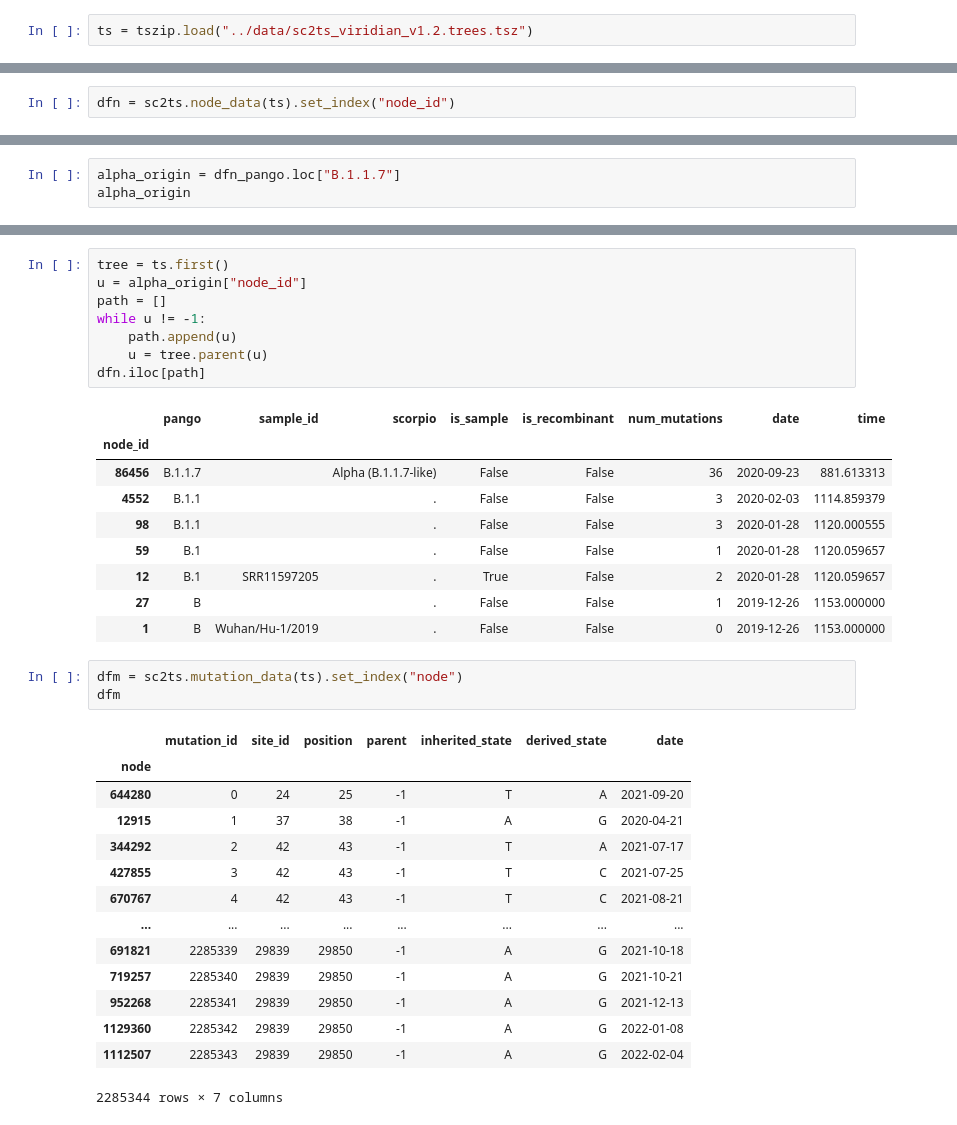
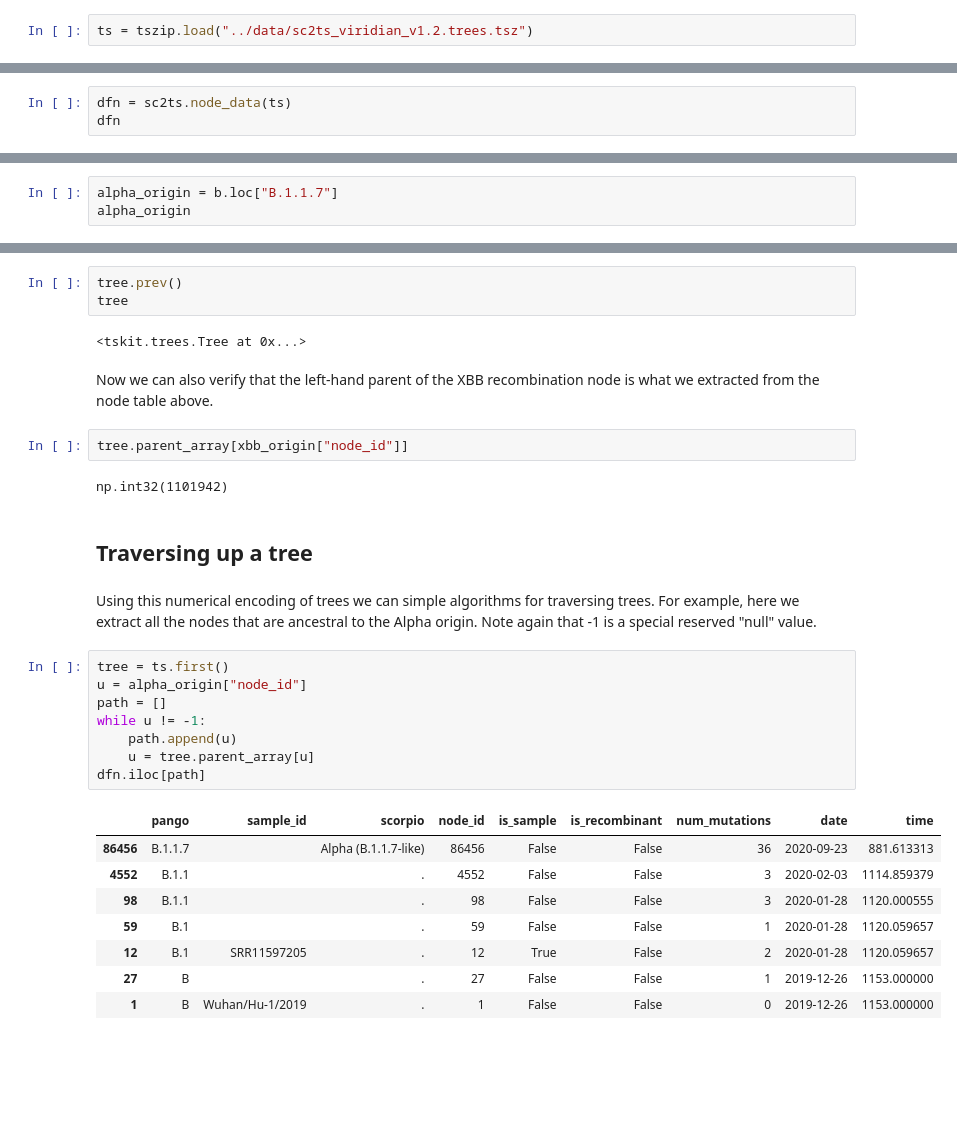
Before and after one commit to jeromekelleher/sc2ts-paper, a Jupyter notebook: notebooks/example_arg_analysis.ipynb, the cells around one changed output, grey strips where cells are left out. Saved outputs shown, nothing was run; the diff lists cells and outputs as text; blank space fills up the shorter version.

```diff
--- a/notebooks/example_arg_analysis.ipynb
+++ b/notebooks/example_arg_analysis.ipynb
@@ -8,2 +24,3 @@ ts = tszip.load("../data/sc2ts_viridian_v1.2.trees.tsz")
 # %%
-dfn = sc2ts.node_data(ts).set_index("node_id")
+dfn = sc2ts.node_data(ts)
+dfn
@@ -46,4 +89,4 @@ dfn_pango
 # %%
-alpha_origin = dfn_pango.loc["B.1.1.7"]
+alpha_origin = b.loc["B.1.1.7"]
 alpha_origin
 # %% [output]
@@ -59,36 +295,32 @@ Name: B.1.1.7, dtype: object
+# %%
+tree.prev()
+tree
+# %% [output]
+<tskit.trees.Tree at 0x...>
+# %% [markdown]
+Now we can also verify that the left-hand parent of the XBB recombination node is what we extracted from the node table above.
+# %%
+tree.parent_array[xbb_origin["node_id"]]
+# %% [output]
+np.int32(1101942)
+# %% [markdown]
+## Traversing up a tree
+# %% [markdown]
+Using this numerical encoding of trees we can simple algorithms for traversing trees. For example, here we extract all the nodes that are ancestral to the Alpha origin. Note again that -1 is a special reserved "null" value.
 # %%
 tree = ts.first()
 u = alpha_origin["node_id"]
 path = []
 while u != -1:
     path.append(u)
-    u = tree.parent(u)
+    u = tree.parent_array[u]
 dfn.iloc[path]
 # %% [output]
-|  | pango | sample_id | scorpio | is_sample | is_recombinant | num_mutations | date | time |
-| node_id |  |  |  |  |  |  |  |  |
-| 86456 | B.1.1.7 |  | Alpha (B.1.1.7-like) | False | False | 36 | 2020-09-23 | 881.613313 |
-| 4552 | B.1.1 |  | . | False | False | 3 | 2020-02-03 | 1114.859379 |
-| 98 | B.1.1 |  | . | False | False | 3 | 2020-01-28 | 1120.000555 |
-| 59 | B.1 |  | . | False | False | 1 | 2020-01-28 | 1120.059657 |
-| 12 | B.1 | SRR11597205 | . | True | False | 2 | 2020-01-28 | 1120.059657 |
-| 27 | B |  | . | False | False | 1 | 2019-12-26 | 1153.000000 |
-| 1 | B | Wuhan/Hu-1/2019 | . | False | False | 0 | 2019-12-26 | 1153.000000 |
+|  | pango | sample_id | scorpio | node_id | is_sample | is_recombinant | num_mutations | date | time |
+| 86456 | B.1.1.7 |  | Alpha (B.1.1.7-like) | 86456 | False | False | 36 | 2020-09-23 | 881.613313 |
+| 4552 | B.1.1 |  | . | 4552 | False | False | 3 | 2020-02-03 | 1114.859379 |
+| 98 | B.1.1 |  | . | 98 | False | False | 3 | 2020-01-28 | 1120.000555 |
+| 59 | B.1 |  | . | 59 | False | False | 1 | 2020-01-28 | 1120.059657 |
+| 12 | B.1 | SRR11597205 | . | 12 | True | False | 2 | 2020-01-28 | 1120.059657 |
+| 27 | B |  | . | 27 | False | False | 1 | 2019-12-26 | 1153.000000 |
+| 1 | B | Wuhan/Hu-1/2019 | . | 1 | False | False | 0 | 2019-12-26 | 1153.000000 |
-# %%
-dfm = sc2ts.mutation_data(ts).set_index("node")
-dfm
-# %% [output]
-|  | mutation_id | site_id | position | parent | inherited_state | derived_state | date |
-| node |  |  |  |  |  |  |  |
-| 644280 | 0 | 24 | 25 | -1 | T | A | 2021-09-20 |
-| 12915 | 1 | 37 | 38 | -1 | A | G | 2020-04-21 |
-| 344292 | 2 | 42 | 43 | -1 | T | A | 2021-07-17 |
-| 427855 | 3 | 42 | 43 | -1 | T | C | 2021-07-25 |
-| 670767 | 4 | 42 | 43 | -1 | T | C | 2021-08-21 |
-| ... | ... | ... | ... | ... | ... | ... | ... |
-| 691821 | 2285339 | 29839 | 29850 | -1 | A | G | 2021-10-18 |
-| 719257 | 2285340 | 29839 | 29850 | -1 | A | G | 2021-10-21 |
-| 952268 | 2285341 | 29839 | 29850 | -1 | A | G | 2021-12-13 |
-| 1129360 | 2285342 | 29839 | 29850 | -1 | A | G | 2022-01-08 |
-| 1112507 | 2285343 | 29839 | 29850 | -1 | A | G | 2022-02-04 |
-2285344 rows × 7 columns
```
Also changed, not shown: parts of 41 cells of this notebook.
